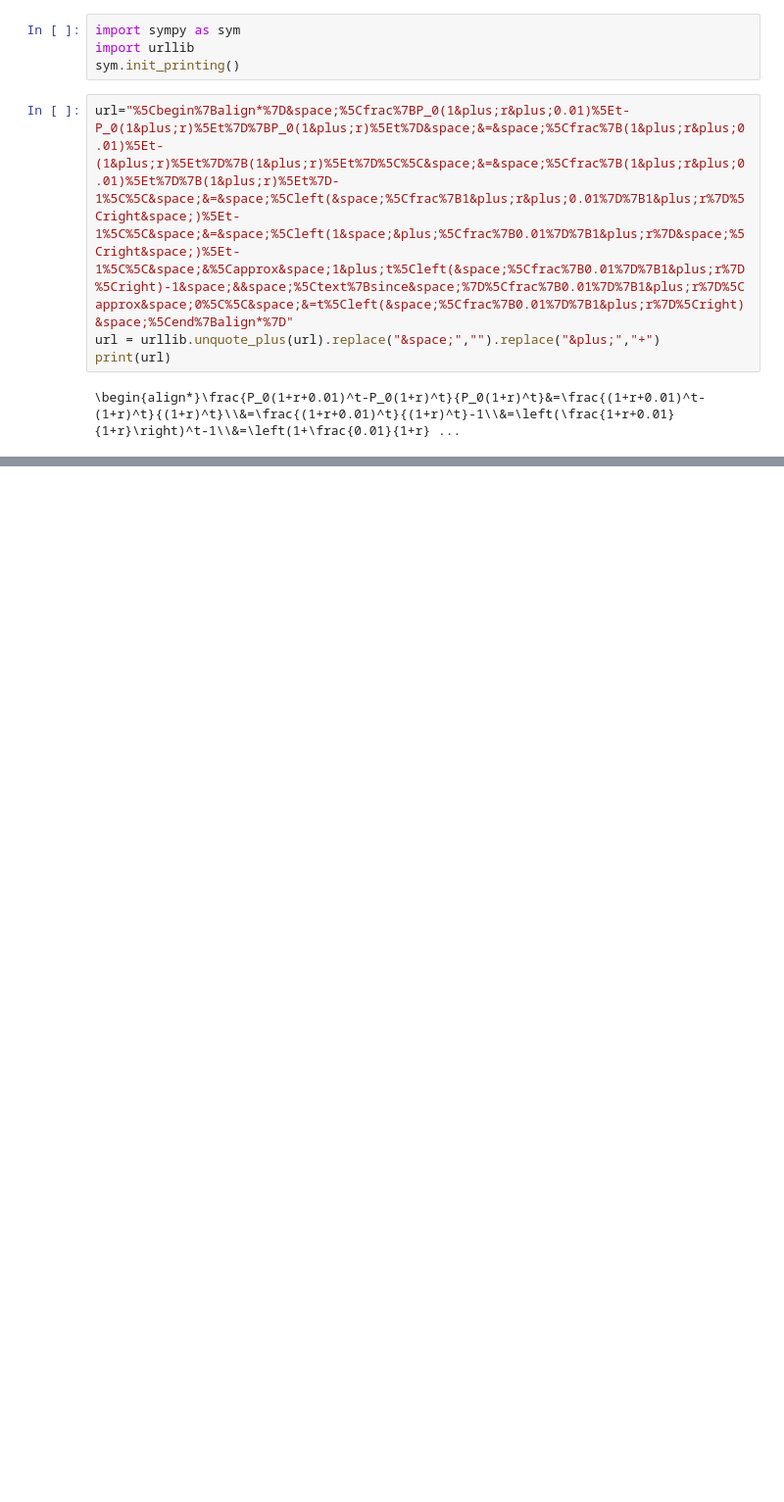
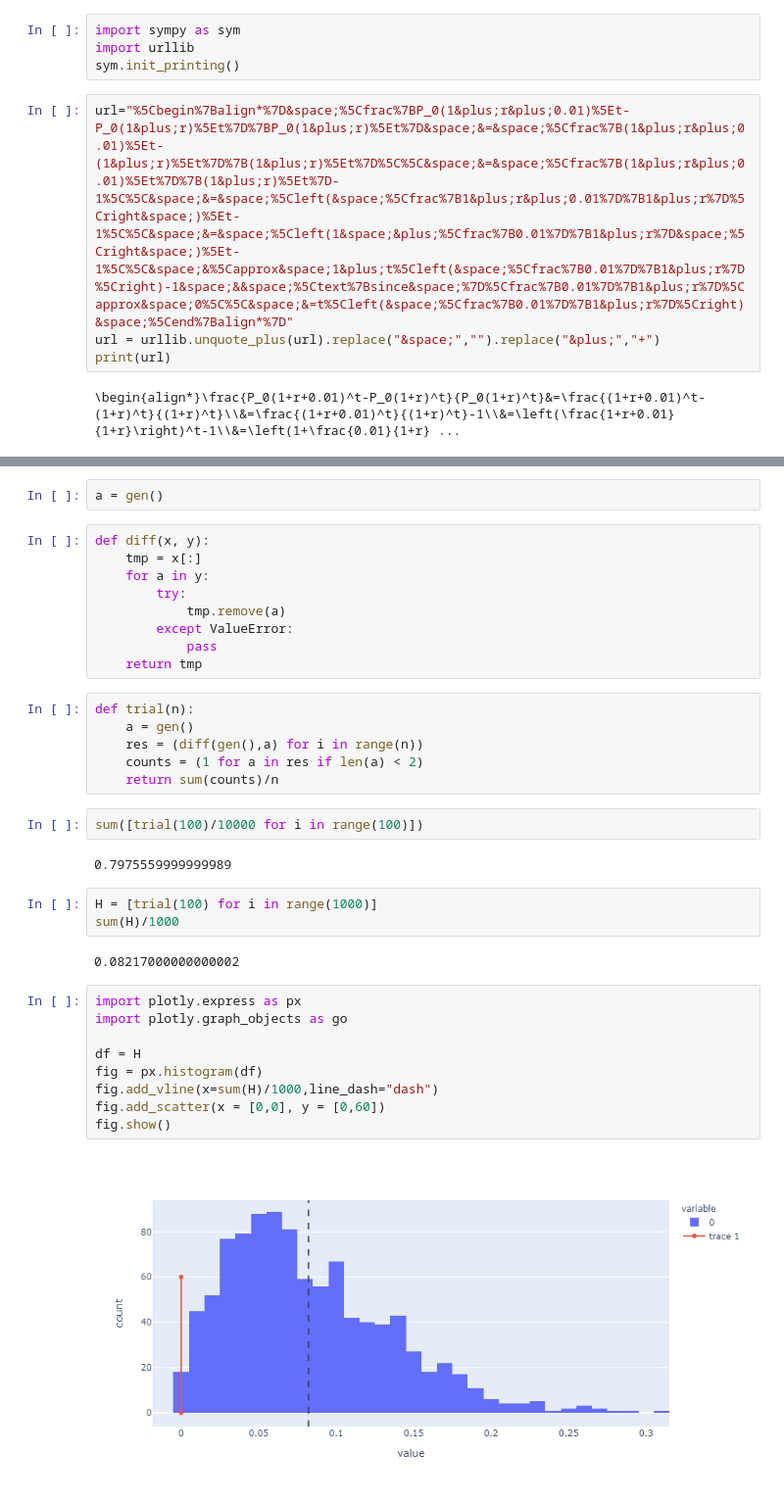
Before and after one commit to ketchers/Python-Play, a Jupyter notebook: Play.ipynb, the cells around one changed output, grey strips where cells are left out. Shown at 98% size. Drawn from its saved outputs; the diff is of its cells as text; blank space fills up the shorter version.

```diff
--- a/Play.ipynb
+++ b/Play.ipynb
@@ -10,0 +17,37 @@ print(url)
+# %%
+a = gen()
+# %%
+def diff(x, y):
+    tmp = x[:]
+    for a in y:
+        try:
+            tmp.remove(a)
+        except ValueError:
+            pass
+    return tmp
+# %%
+def trial(n):
+    a = gen()
+    res = (diff(gen(),a) for i in range(n))
+    counts = (1 for a in res if len(a) < 2)
+    return sum(counts)/n
+# %%
+sum([trial(100)/10000 for i in range(100)])
+# %% [output]
+0.7975559999999989
+# %%
+H = [trial(100) for i in range(1000)]
+sum(H)/1000
+# %% [output]
+0.08217000000000002
+# %%
+import plotly.express as px
+import plotly.graph_objects as go
+
+df = H
+fig = px.histogram(df)
+fig.add_vline(x=sum(H)/1000,line_dash="dash")
+fig.add_scatter(x = [0,0], y = [0,60])
+fig.show()
+# %% [output]
+[figure, added]
```
Also changed, not shown: parts of 6 cells of this notebook, 1 other file.
